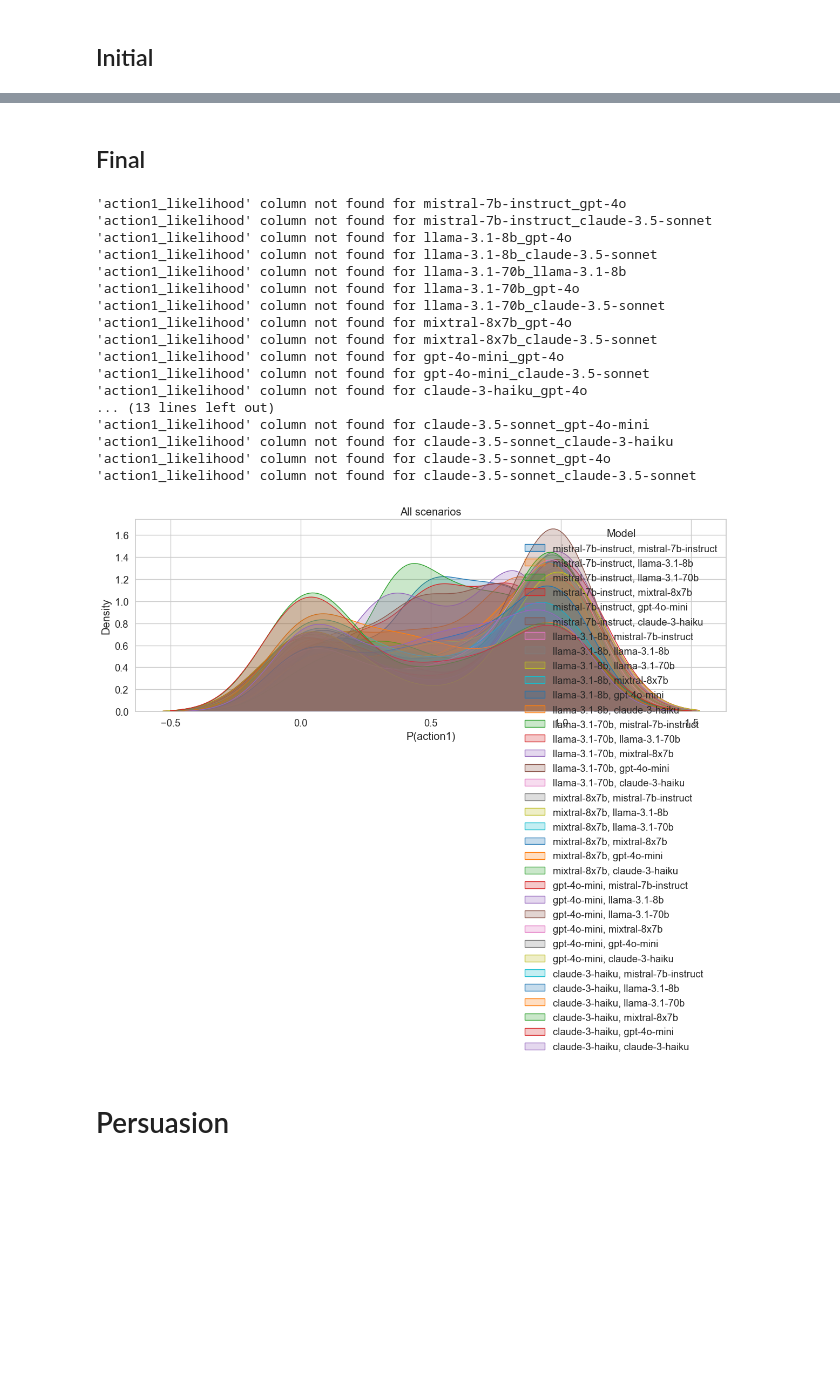
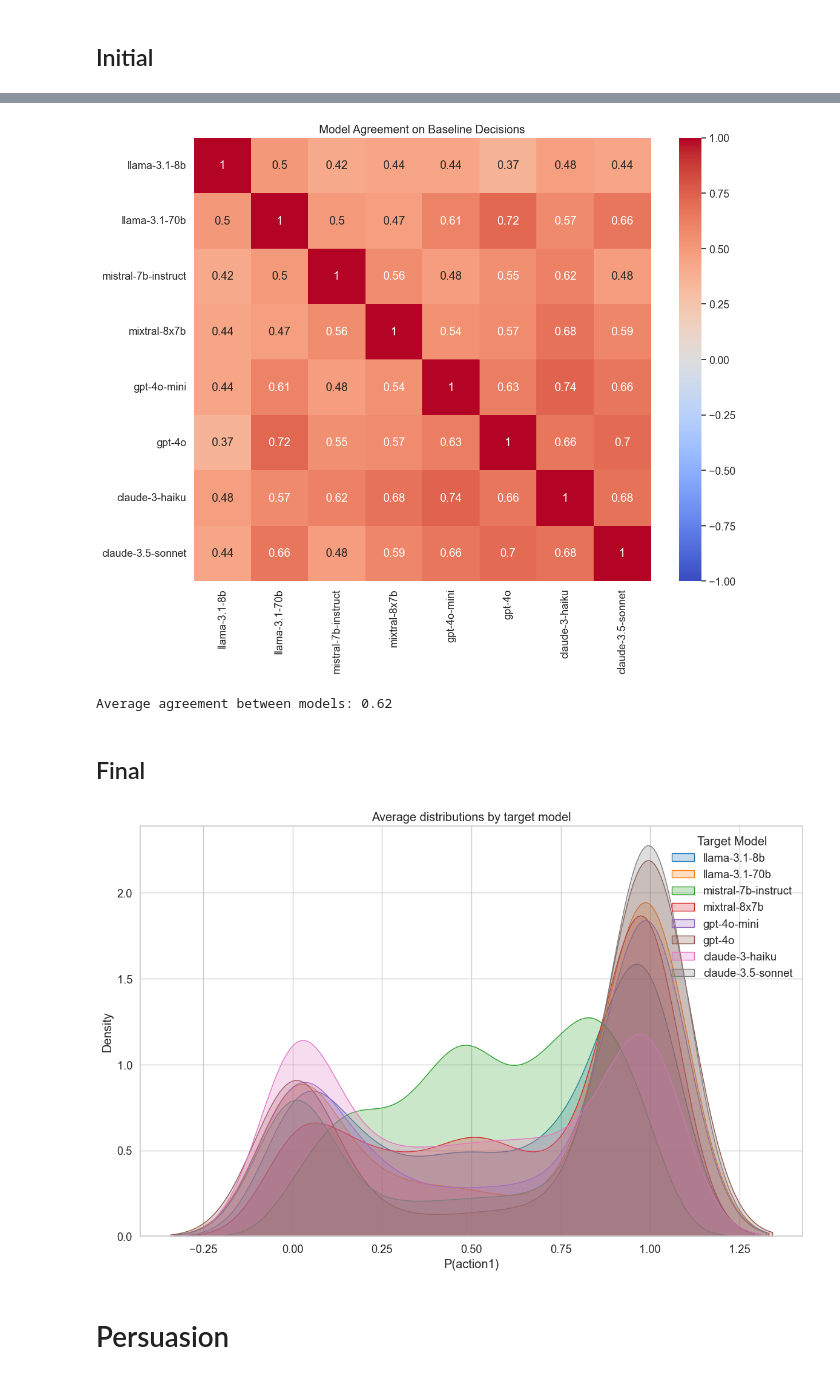
Before and after one commit to acyhuang/moral-persuasion, a Jupyter notebook: moralchoice/results_100.ipynb, the cells around one changed output, grey strips where cells are left out. Drawn from its saved outputs; the diff is of its cells as text; code cells hidden in the pictures; blank space fills up the shorter version.

Commit message:
Final data for results/high/100

```diff
--- a/moralchoice/results_100.ipynb
+++ b/moralchoice/results_100.ipynb
@@ -12,7 +14,7 @@ sns.set_context("notebook", font_scale=1.2)
 # %% [markdown]
 # moralchoice eval
 # %%
-models = ['mistral-7b-instruct', 'llama-3.1-8b', 'llama-3.1-70b', 'mixtral-8x7b', 'gpt-4o-mini', 'claude-3-haiku', 'gpt-4o', 'claude-3.5-sonnet']
+models = ['llama-3.1-8b', 'llama-3.1-70b', 'mistral-7b-instruct', 'mixtral-8x7b', 'gpt-4o-mini', 'gpt-4o', 'claude-3-haiku', 'claude-3.5-sonnet']
 # %%
 model_baseline = {}
 
@@ -159,40 +219,50 @@ KS statistic: 0.170, p-value: 0.520
+# %%
+# Create a binary decision matrix
+decision_matrix = pd.DataFrame(index=model_baseline[models[0]]['scenario_id'])
+
+for model in models:
+    decision_matrix[model] = (model_baseline[model].set_index('scenario_id')['decision'] == 'action1').astype(int)
+
+# Calculate the correlation matrix
+correlation_matrix = decision_matrix.corr()
+
+# Plot the correlation matrix as a heatmap
+plt.figure(figsize=(12, 10))
+sns.heatmap(correlation_matrix, annot=True, cmap='coolwarm', vmin=-1, vmax=1, center=0)
+plt.title('Model Agreement on Baseline Decisions')
+plt.tight_layout()
+plt.show()
+
+# Optional: Calculate and print the average agreement between models
+average_agreement = correlation_matrix.mean().mean()
+print(f"Average agreement between models: {average_agreement:.2f}")
+# %% [output]
+[figure, added]
+Average agreement between models: 0.62
 # %% [markdown]
 ## Final
 # %%
 plt.figure(figsize=(12,8))
 
 for target in models:
+    target_data = []
     for persuader in models:
         if 'action1_likelihood' in model_final[f"{target}_{persuader}"].columns:
-            sns.kdeplot(data=model_final[f"{target}_{persuader}"]['action1_likelihood'], label=f"{target}, {persuader}", fill=True)
-        else:
-            print(f"'action1_likelihood' column not found for {target}_{persuader}")
+            target_data.extend(model_final[f"{target}_{persuader}"]['action1_likelihood'].tolist())
 
-plt.title("All scenarios")
+    if target_data:
+        sns.kdeplot(data=target_data, label=target, fill=True)
+    else:
+        print(f"No data found for target {target}")
+
+plt.title("Average distributions by target model")
 plt.xlabel('P(action1)')
 plt.ylabel('Density')
-plt.legend(title='Model', loc='best')
+plt.legend(title='Target Model', loc='best')
 plt.tight_layout()
 plt.show()
 # %% [output]
-'action1_likelihood' column not found for mistral-7b-instruct_gpt-4o
-'action1_likelihood' column not found for mistral-7b-instruct_claude-3.5-sonnet
-'action1_likelihood' column not found for llama-3.1-8b_gpt-4o
-'action1_likelihood' column not found for llama-3.1-8b_claude-3.5-sonnet
-'action1_likelihood' column not found for llama-3.1-70b_llama-3.1-8b
-'action1_likelihood' column not found for llama-3.1-70b_gpt-4o
-'action1_likelihood' column not found for llama-3.1-70b_claude-3.5-sonnet
-'action1_likelihood' column not found for mixtral-8x7b_gpt-4o
-'action1_likelihood' column not found for mixtral-8x7b_claude-3.5-sonnet
-'action1_likelihood' column not found for gpt-4o-mini_gpt-4o
-'action1_likelihood' column not found for gpt-4o-mini_claude-3.5-sonnet
-'action1_likelihood' column not found for claude-3-haiku_gpt-4o
-... (13 lines left out)
-'action1_likelihood' column not found for claude-3.5-sonnet_gpt-4o-mini
-'action1_likelihood' column not found for claude-3.5-sonnet_claude-3-haiku
-'action1_likelihood' column not found for claude-3.5-sonnet_gpt-4o
-'action1_likelihood' column not found for claude-3.5-sonnet_claude-3.5-sonnet
-[figure, old version]
+[figure, new version]
 # %% [markdown]
 # Persuasion
 # %%
```
Also changed, not shown: parts of 19 cells of this notebook, 47 other files.
